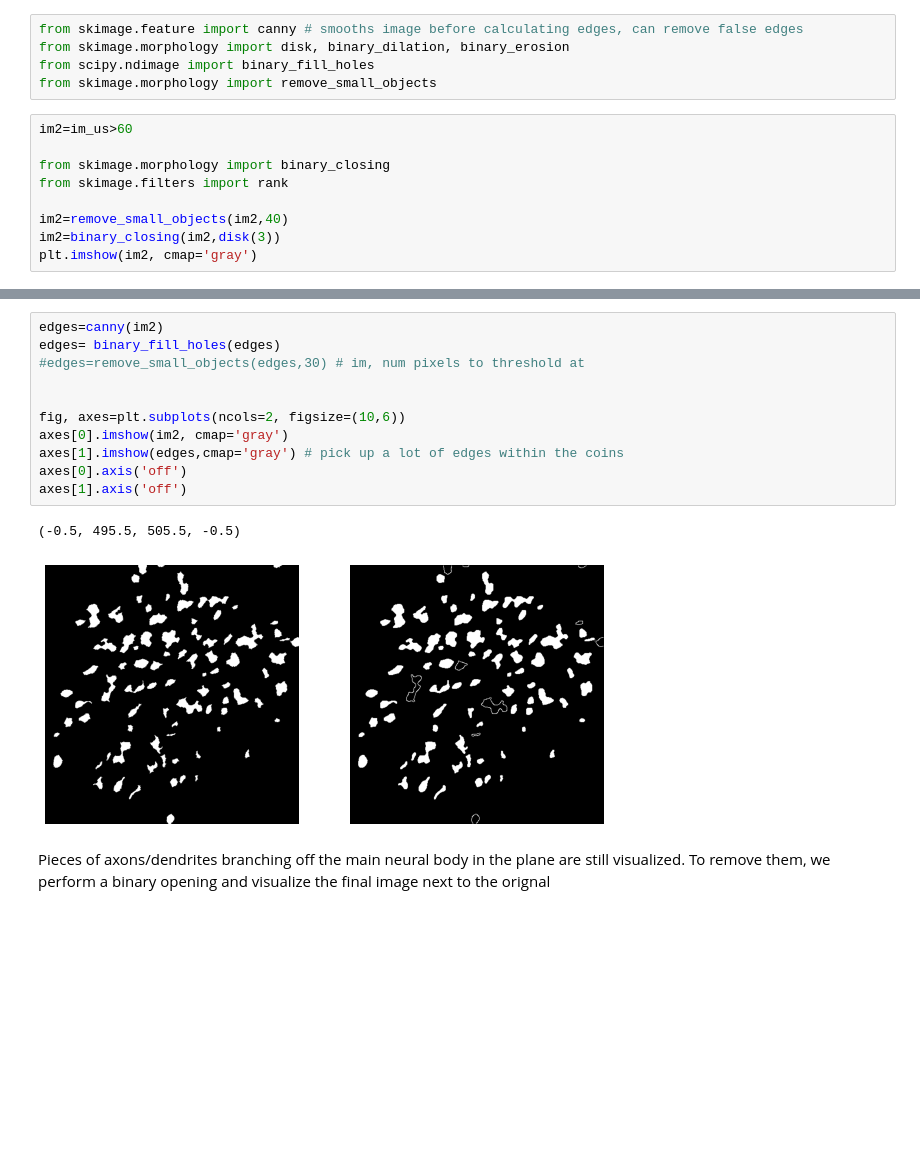
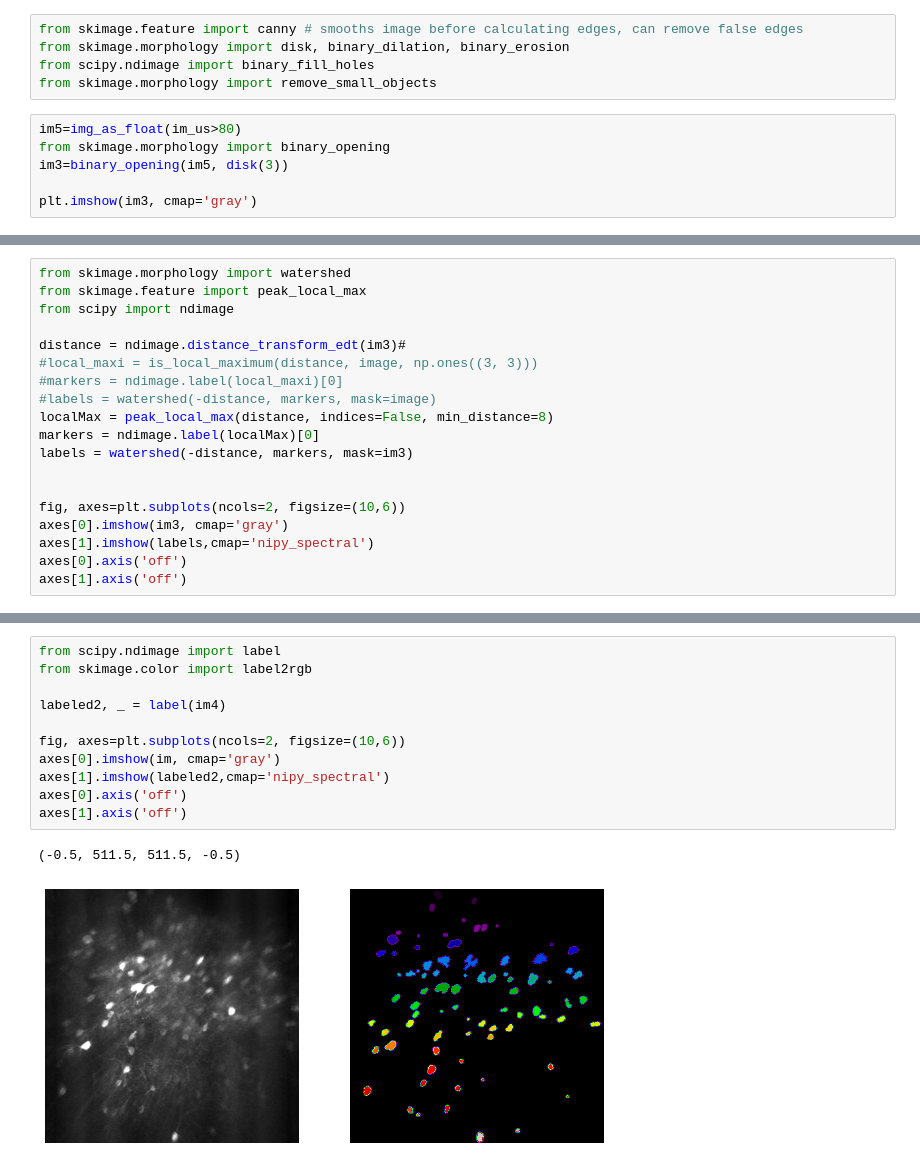
Before and after one commit to mmgrayCHEME599/CHEME599_Brain, a Jupyter notebook: Segmentation_Workflow.ipynb, the cells around one changed output, grey strips where cells are left out. Drawn from its saved outputs; the diff is of its cells as text; blank space fills up the shorter version.

Commit message:
removed canny edge detection

```diff
--- a/Segmentation_Workflow.ipynb
+++ b/Segmentation_Workflow.ipynb
@@ -77,13 +80,10 @@ from skimage.morphology import disk, binary_dilation, binary_erosion
 from scipy.ndimage import binary_fill_holes
 from skimage.morphology import remove_small_objects
 # %%
-im2=im_us>60
+im5=img_as_float(im_us>80)
+from skimage.morphology import binary_opening
+im3=binary_opening(im5, disk(3))
 
-from skimage.morphology import binary_closing
-from skimage.filters import rank
-
-im2=remove_small_objects(im2,40)
-im2=binary_closing(im2,disk(3))
-plt.imshow(im2, cmap='gray')
+plt.imshow(im3, cmap='gray')
 # %% [output]
 <matplotlib.image.AxesImage at 0x...>
@@ -94,0 +91,19 @@ We visualize the binary segmented image next to the original
+# %%
+from skimage.morphology import watershed
+from skimage.feature import peak_local_max
+from scipy import ndimage
+
+distance = ndimage.distance_transform_edt(im3)#
+#local_maxi = is_local_maximum(distance, image, np.ones((3, 3)))
+#markers = ndimage.label(local_maxi)[0]
+#labels = watershed(-distance, markers, mask=image)
+localMax = peak_local_max(distance, indices=False, min_distance=8)
+markers = ndimage.label(localMax)[0]
+labels = watershed(-distance, markers, mask=im3)
+
+
+fig, axes=plt.subplots(ncols=2, figsize=(10,6))
+axes[0].imshow(im3, cmap='gray')
+axes[1].imshow(labels,cmap='nipy_spectral')
+axes[0].axis('off')
+axes[1].axis('off')
@@ -95,16 +123,14 @@ We visualize the binary segmented image next to the original
 # %%
-edges=canny(im2)
-edges= binary_fill_holes(edges)
-#edges=remove_small_objects(edges,30) # im, num pixels to threshold at
+from scipy.ndimage import label
+from skimage.color import label2rgb
 
+labeled2, _ = label(im4)
 
 fig, axes=plt.subplots(ncols=2, figsize=(10,6))
-axes[0].imshow(im2, cmap='gray')
-axes[1].imshow(edges,cmap='gray') # pick up a lot of edges within the coins
+axes[0].imshow(im, cmap='gray')
+axes[1].imshow(labeled2,cmap='nipy_spectral')
 axes[0].axis('off')
 axes[1].axis('off')
 # %% [output]
-(-0.5, 495.5, 505.5, -0.5)
+(-0.5, 511.5, 511.5, -0.5)
-[figure, old version]
+[figure, new version]
-# %% [markdown]
-Pieces of axons/dendrites branching off the main neural body in the plane are still visualized. To remove them, we perform a binary opening and visualize the final image next to the orignal
```
Also changed, not shown: parts of 15 cells of this notebook.
